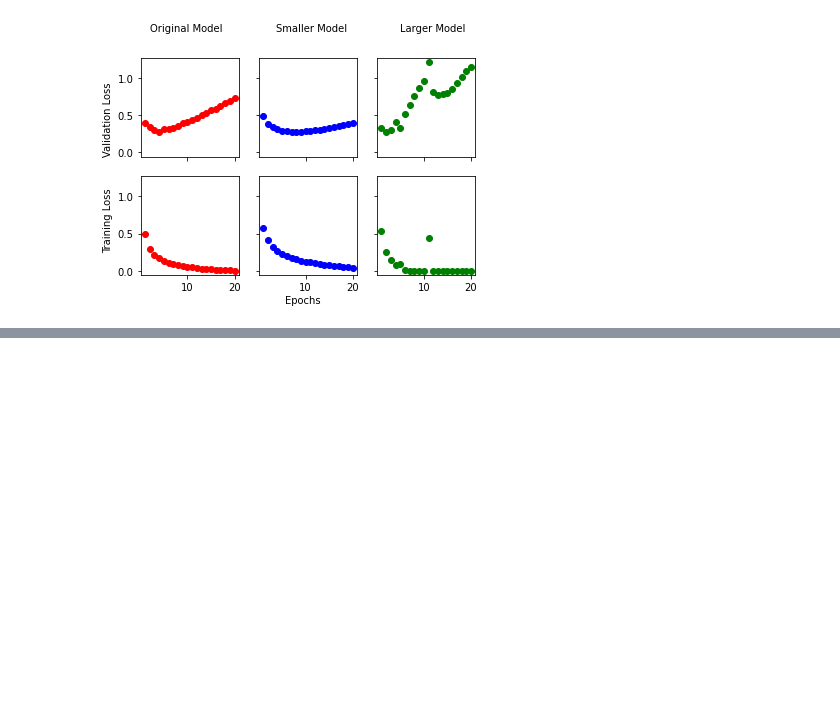
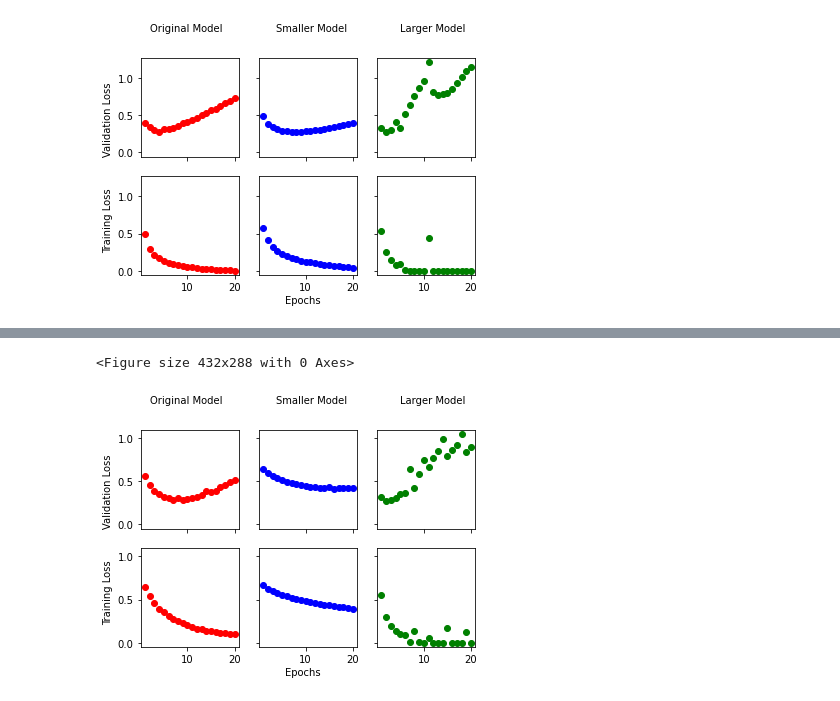
Before and after one commit to gamzekecibas/deep-learning-keras, a Jupyter notebook: imdb-set.ipynb, the cells around one changed output, grey strips where cells are left out. Cells and saved outputs as stored; diff of their text form; code cells hidden in the pictures; blank space fills up the shorter version.

```diff
--- a/imdb-set.ipynb
+++ b/imdb-set.ipynb
@@ -219,0 +337,63 @@ plt.show()
+# %%
+# STEP 9 cont. Dropout Effect on Different Size Network
+# LARGER MODEL
+print('LARGER MODEL_Dropout Layer\n')
+DL_model= models.Sequential()
+DL_model.add(layers.Dense(512, activation= 'relu', input_shape=(10000,)))
+DL_model.add(layers.Dropout(0.5))
+DL_model.add(layers.Dense(512, activation= 'relu'))
+DL_model.add(layers.Dropout(0.5))
+DL_model.add(layers.Dense(1, activation= 'sigmoid'))
+DL_model.compile(optimizer='rmsprop', loss= losses.binary_crossentropy, metrics= [metrics.binary_accuracy])
+DL_model.compile(optimizer='rmsprop', loss='binary_crossentropy', metrics=['acc'])
+DL_history= DL_model.fit(partial_x_train, partial_y_train, epochs= 20, batch_size= 512, validation_data= (x_val, y_val))
+
+DL_history_dict= DL_history.history
+DL_history_dict.keys()
+
+DL_loss_values= DL_history_dict['loss']
+DL_val_loss_values= DL_history_dict['val_loss']
+
+DL_epochs= range(1, len(DL_history_dict['acc'])+1)
+
+# SMALLER MODEL
+print('\nSMALLER MODEL_Dropout Layer\n')
+Ds_model= models.Sequential()
+Ds_model.add(layers.Dense(4, activation= 'relu', input_shape=(10000,)))
+Ds_model.add(layers.Dropout(0.5))
+Ds_model.add(layers.Dense(4, activation= 'relu'))
+Ds_model.add(layers.Dropout(0.5))
+Ds_model.add(layers.Dense(1, activation= 'sigmoid'))
+Ds_model.compile(optimizer='rmsprop', loss= losses.binary_crossentropy, metrics= [metrics.binary_accuracy])
+Ds_model.compile(optimizer='rmsprop', loss='binary_crossentropy', metrics=['acc'])
+Ds_history= Ds_model.fit(partial_x_train, partial_y_train, epochs= 20, batch_size= 512, validation_data= (x_val, y_val))
+
+Ds_history_dict= Ds_history.history
+Ds_history_dict.keys()
+
+Ds_loss_values= Ds_history_dict['loss']
+Ds_val_loss_values= Ds_history_dict['val_loss']
+
+Ds_epochs= range(1, len(Ds_history_dict['acc'])+1)
+
+# PLOTTING
+plt.clf()
+fig, axs= plt.subplots(2,3, sharex= True, sharey= True)
+axs[0,0].plot(epochs, Dval_loss_values,'ro', label= 'Original Model')
+axs[0,1].plot(Ds_epochs, Ds_val_loss_values,'bo', label= 'Smaller Model')
+axs[0,2].plot(DL_epochs, DL_val_loss_values,'go', label= 'Larger Model')
+
+
+axs[1,0].plot(epochs, Dloss_values,'ro', label= 'Original Model')
+axs[1,1].plot(Ds_epochs, Ds_loss_values,'bo', label= 'Smaller Model')
+axs[1,2].plot(DL_epochs, DL_loss_values,'go', label= 'Larger Model')
+
+
+plt.figtext(.230,1, "Original Model\n", ha="center", va="top", fontsize=10)
+plt.figtext(.520,1, "Smaller Model\n", ha="center", va="top", fontsize=10)
+plt.figtext(.800,1, "Larger Model\n", ha="center", va="top", fontsize=10)
+
+fig.text(0.5, 0.04, 'Epochs', ha='center', va='center')
+fig.text(0.05, 0.5, 'Training Loss          Validation Loss', ha='center', va='center', rotation='vertical')
+plt.show()
+# %% [output]
@@ -219,0 +417,2 @@ plt.show()
+<Figure size 432x288 with 0 Axes>
+[figure, added]
```
Also changed, not shown: parts of 7 cells of this notebook.
